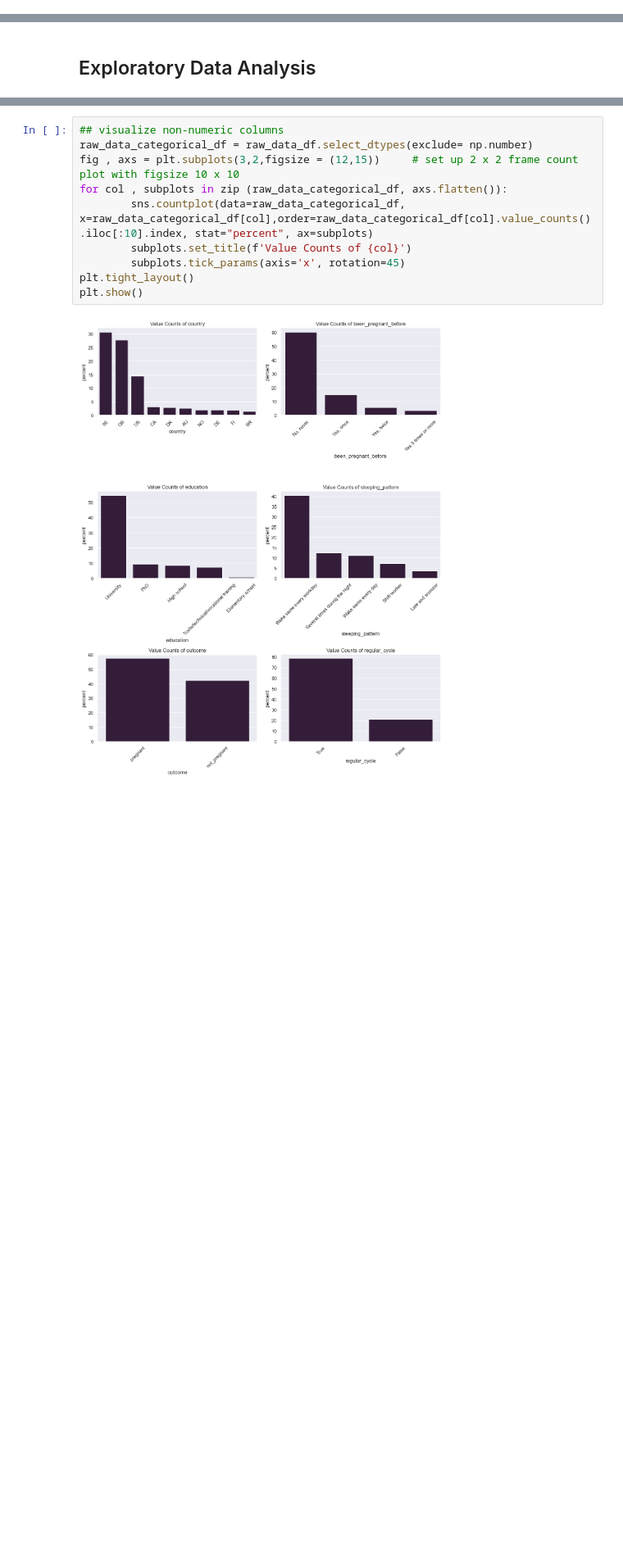
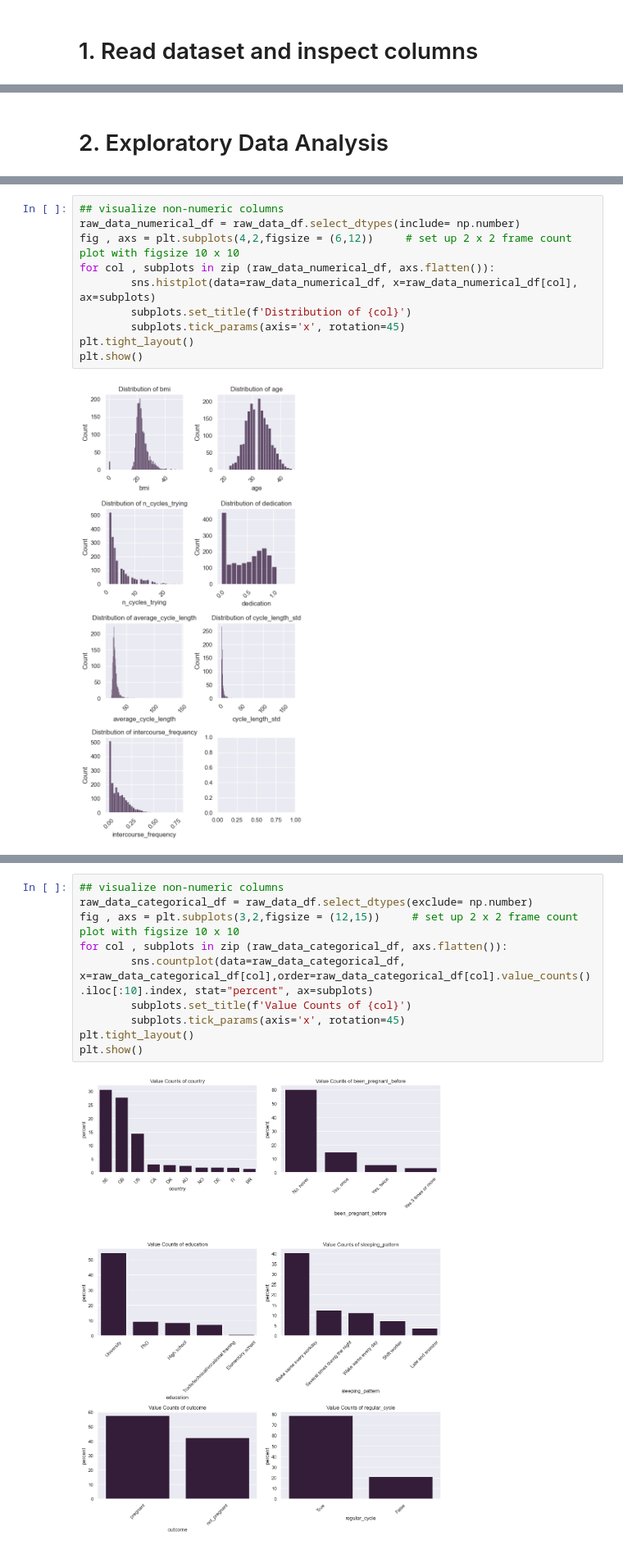
Before and after one commit to smuralidhar13/nat_cyc, a Jupyter notebook: assignment_smuralidhar.ipynb, the cells around one changed output, grey strips where cells are left out. Shown at 82% size. Cells and saved outputs as stored; diff of their text form; blank space fills up the shorter version.

```diff
--- a/assignment_smuralidhar.ipynb
+++ b/assignment_smuralidhar.ipynb
@@ -26,6 +35,8 @@ sns.set_theme()
 # Create a custom palette using HEX codes
 #hex = sns.color_palette(["#FF6B6B", "#4ECDC4", "#45B7D1","#FAD02E", "#594F4F"])
 sns.set_palette("rocket")
+# %% [markdown]
+# 1. Read dataset and inspect columns
 # %%
 ## --- Read Data File
 raw_data_df = pd.read_csv("~/Downloads/Natural_Cycles/ncdatachallenge-2021-v1.csv")
@@ -38,7 +49,7 @@ raw_data_df.head()
 | 3 | 3 | 24.386526 | 27 | SE | No, never | High school | Wake same every workday | ... |
 | 4 | 4 | 29.299971 | 29 | SE | No, never | Trade/technical/vocational training | Wake same every day | ... |
 # %% [markdown]
-## Exploratory Data Analysis
+# 2. Exploratory Data Analysis
 # %%
 raw_data_df.drop(columns=['Unnamed: 0'], inplace=True)
 raw_data_df.describe()
@@ -52,4 +63,16 @@ raw_data_df.describe()
 | 50% | 22.530864 | 32.000000 | 3.000000 | 0.505415 | 29.000000 | 2.542727 | ... |
 | 75% | 25.303154 | 35.000000 | 6.000000 | 0.780816 | 31.666667 | 4.272002 | ... |
 | max | 50.611299 | 44.000000 | 26.000000 | 1.347826 | 145.500000 | 168.998521 | ... |
+# %%
+## visualize non-numeric columns
+raw_data_numerical_df = raw_data_df.select_dtypes(include= np.number)
+fig , axs = plt.subplots(4,2,figsize = (6,12))     # set up 2 x 2 frame count plot with figsize 10 x 10
+for col , subplots in zip (raw_data_numerical_df, axs.flatten()):
+        sns.histplot(data=raw_data_numerical_df, x=raw_data_numerical_df[col], ax=subplots)
+        subplots.set_title(f'Distribution of {col}')
+        subplots.tick_params(axis='x', rotation=45)
+plt.tight_layout()
+plt.show()
+# %% [output]
+[figure, added]
 # %% [markdown]
```
Also changed, not shown: parts of 27 cells of this notebook, 5 other files.
